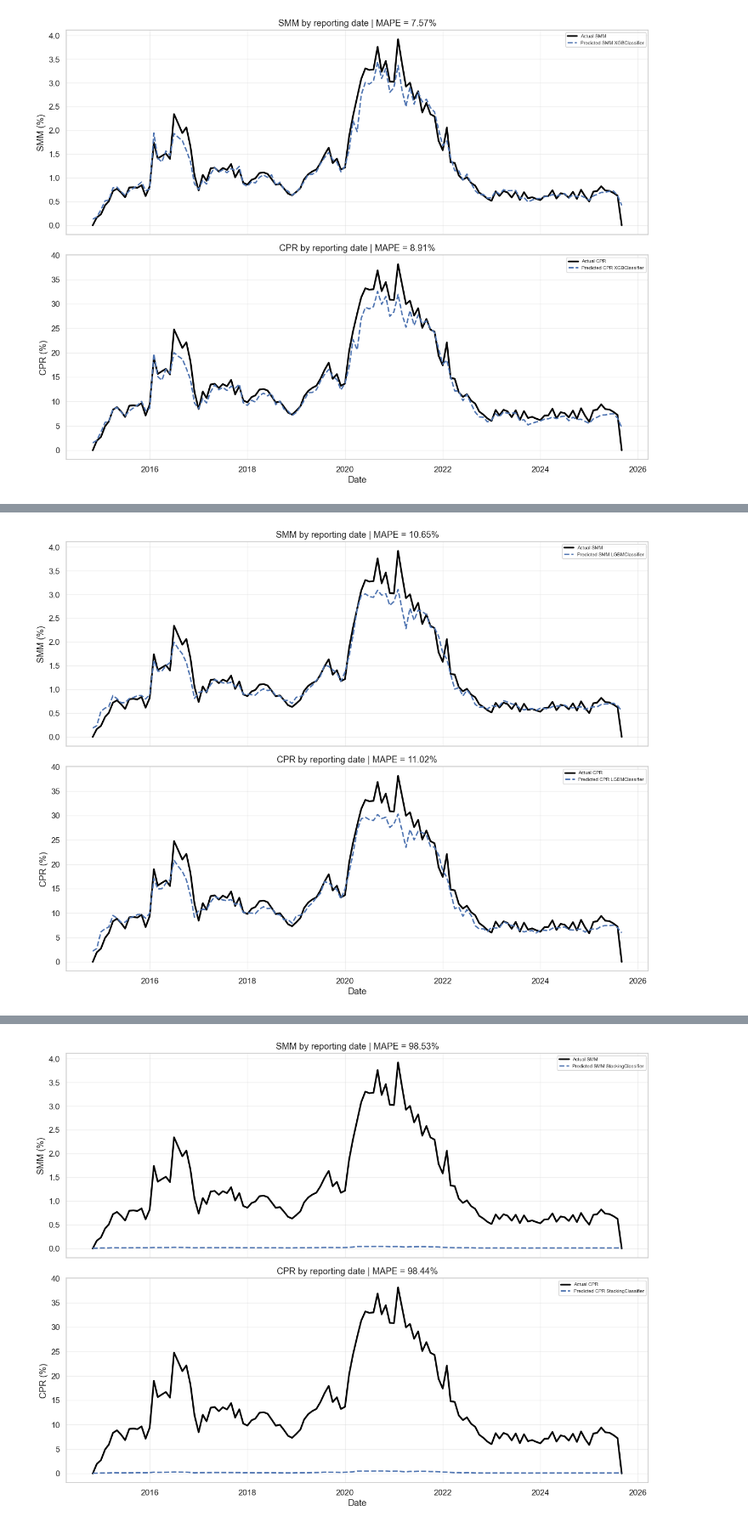
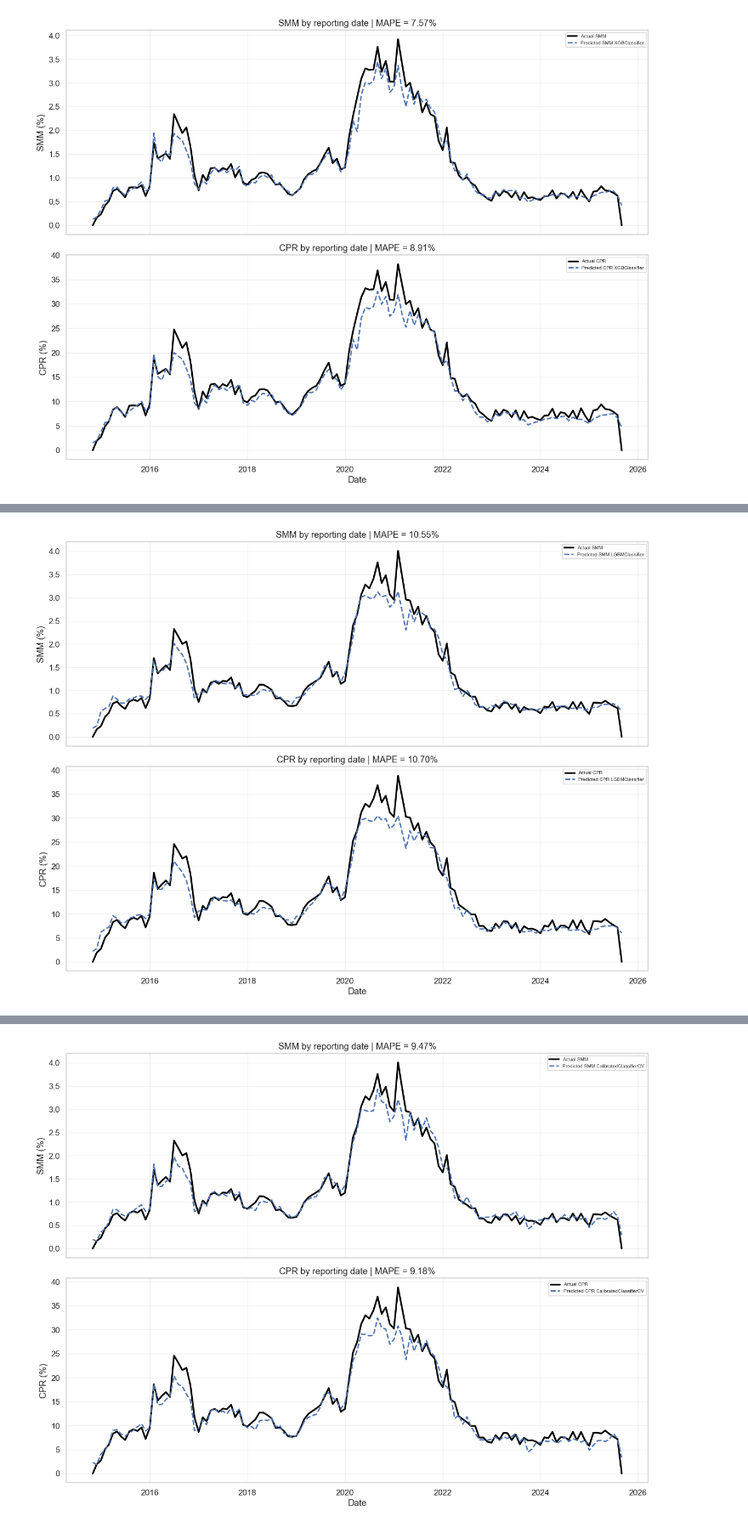
Before and after one commit to Ormenel/hse_khagva, a Jupyter notebook: eda/EDA_ver2.ipynb, the cells around one changed output, grey strips where cells are left out. Shown at 85% size. Saved outputs shown, nothing was run; the diff lists cells and outputs as text; code cells hidden in the pictures.

```diff
--- a/eda/EDA_ver2.ipynb
+++ b/eda/EDA_ver2.ipynb
@@ -111,7 +111,7 @@ def load_raw_data(out_path: str, sample_frac: float = 0.1):
     train_pd = read_first_n_rows(os.path.join(export_dir, "train_raw.parquet"), 1_000)
     log.info("Loading raw test Parquet …")
     #test_pd = pd.read_parquet(os.path.join(export_dir, "test_raw.parquet"))
-    test_pd = read_first_n_rows(os.path.join(export_dir, "test_raw.parquet"), 5_000_000)
+    test_pd = read_first_n_rows(os.path.join(export_dir, "test_raw.parquet"), 7_000_000)
 
     log.info("Full sizes: train={:,}, test={:,}".format(len(train_pd), len(test_pd)))
 
@@ -244,8 +215,11 @@ prob.mean()
 np.float32(0.4084603)
 # %%
 def _correct(p):
-    w = 75
+    w = 74.21
     return p / (w * (1.0 - p) + p)
+
+def model_inference(model, X_test):
+    return model.predict_proba(X_test)[:, 1]
 # %%
 res = _correct(prob)
 # %%
@@ -373,4 +341,5 @@ rf_model = load_model(os.path.join(model_dir, "rf.pkl"))
 sgd_model = load_model(os.path.join(model_dir, "sgd.pkl"))
 xgb_model = load_model(os.path.join(model_dir, "xgb.pkl"))
 lgb_model = load_model(os.path.join(model_dir, "lgb.pkl"))
-cal_model = load_model(os.path.join(model_dir, "stacking.pkl"))
+stc_model = load_model(os.path.join(model_dir, "stacking.pkl"))
+cal_model = load_model(os.path.join(model_dir, "calibrated.pkl"))
@@ -397,7 +366,10 @@ plot_smm_cpr(test_pd, X_test, xgb_model)
 # %%
 plot_smm_cpr(test_pd, X_test, lgb_model)
 # %% [output]
-[figure, old version]
+[figure, new version]
 # %%
+def _correct(p):
+    w = 1
+    return p / (w * (1.0 - p) + p)
 plot_smm_cpr(test_pd, X_test, cal_model)
 # %% [output]
@@ -408 +376 @@ plot_smm_cpr(test_pd, X_test, cal_model)
-[figure, old version]
+[figure, new version]
```
Also changed, not shown: parts of 19 cells of this notebook.
